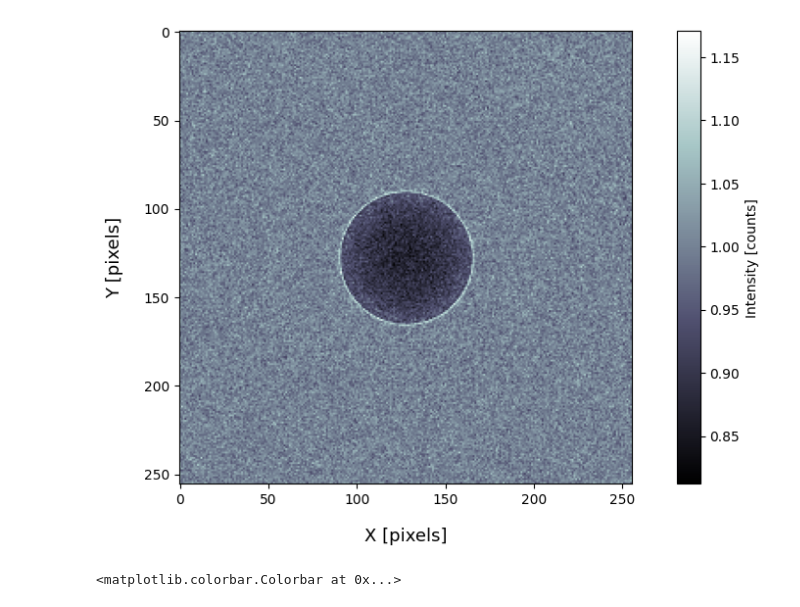
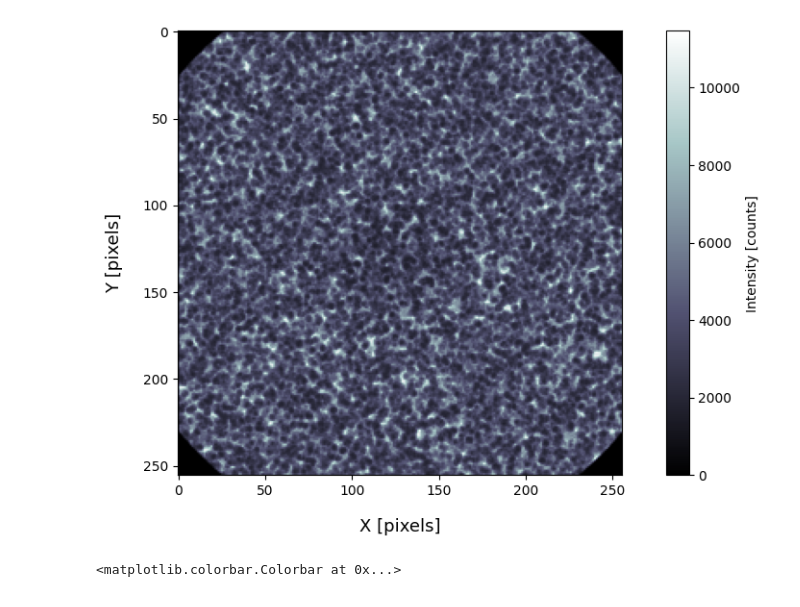
Before and after one commit to roshak1197/FSZ_Study, a Jupyter notebook: image_preview.ipynb, the cells around one changed output. Cells and saved outputs as stored; diff of their text form; code cells hidden in the pictures.

```diff
--- a/image_preview.ipynb
+++ b/image_preview.ipynb
@@ -3,29 +3,28 @@ from matplotlib import pyplot as plt
 import numpy as np
 import PIL
 # %%
-data_infile = open('Nylon_Images_Speckle/Nylon_Inline1.5_2mm_2x_150_75_21kev_R07_FS10um__d0.75m_a15um_p62um_step-4.2_dith23.25_1.raw','rb')
-ff_infile= open('Nylon_Images_Speckle/Nylon_Inline1.5FF_2mm_2x_150_75_21kev_R07_FS10um__d0.75m_a15um_p62um_step-4.2_dith23.25_1.raw','rb')
+data_infile = open('15um/Nylon_Air_TiC_2mm_2x_150_75_21kev_S02_FS15um_Random__d0.75m_a15um_p62um_step-4.2_dith23.25_1.raw','rb')
+ff_infile= open('Nylon_Air_TiC_2mm_2x_150_75_21kev_S00_FS_5um_Random__d0.75m_a15um_p62um_step-4.2_dith23.25_1.raw','rb')
 data_array = np.fromfile(data_infile,dtype='float32',count=256*256)
-ff_array = np.fromfile(ff_infile,dtype='float32',count=256*256)
+ff_array = np.fromfile(ff_infile,dtype='float32',count=300*300)
 data_image = PIL.Image.frombuffer("F",[256,256],data_array,'raw','F',0,1)
-ff_image = PIL.Image.frombuffer("F",[256,256],ff_array,'raw','F',0,1)
+ff_image = PIL.Image.frombuffer("F",[300,300],ff_array,'raw','F',0,1)
 # %%
 img1 = np.array(data_image.getdata())
 ff = np.array(ff_image.getdata())
 img1=img1.reshape(256,256)
-ff=ff.reshape(256,256)
-img1 = img1 / ff
-np.savetxt('Nylon_TxT_Files/In_line_FF_15.txt',img1)
+ff=ff.reshape(300,300)
+#np.savetxt('Nylon_TxT_Files/In_line_FF_15.txt',img1)
 fig2=plt.figure(figsize=(12,6))
 ax1=fig2.add_subplot(111)
 ax1.set_xlabel('X [pixels]', fontsize=13,labelpad=15)
 ax1.set_ylabel('Y [pixels]', fontsize=13,labelpad=15)
 
 p1= ax1.imshow(img1, cmap='bone')
 cbar = fig2.colorbar(p1)
 cbar.set_label('Intensity [counts]')
 # %% [output]
-[figure, old version]
+[figure, new version]
 # %%
 a=5.5*(10**(-5))
 E=21
```
Also changed, not shown: 45 other files.
